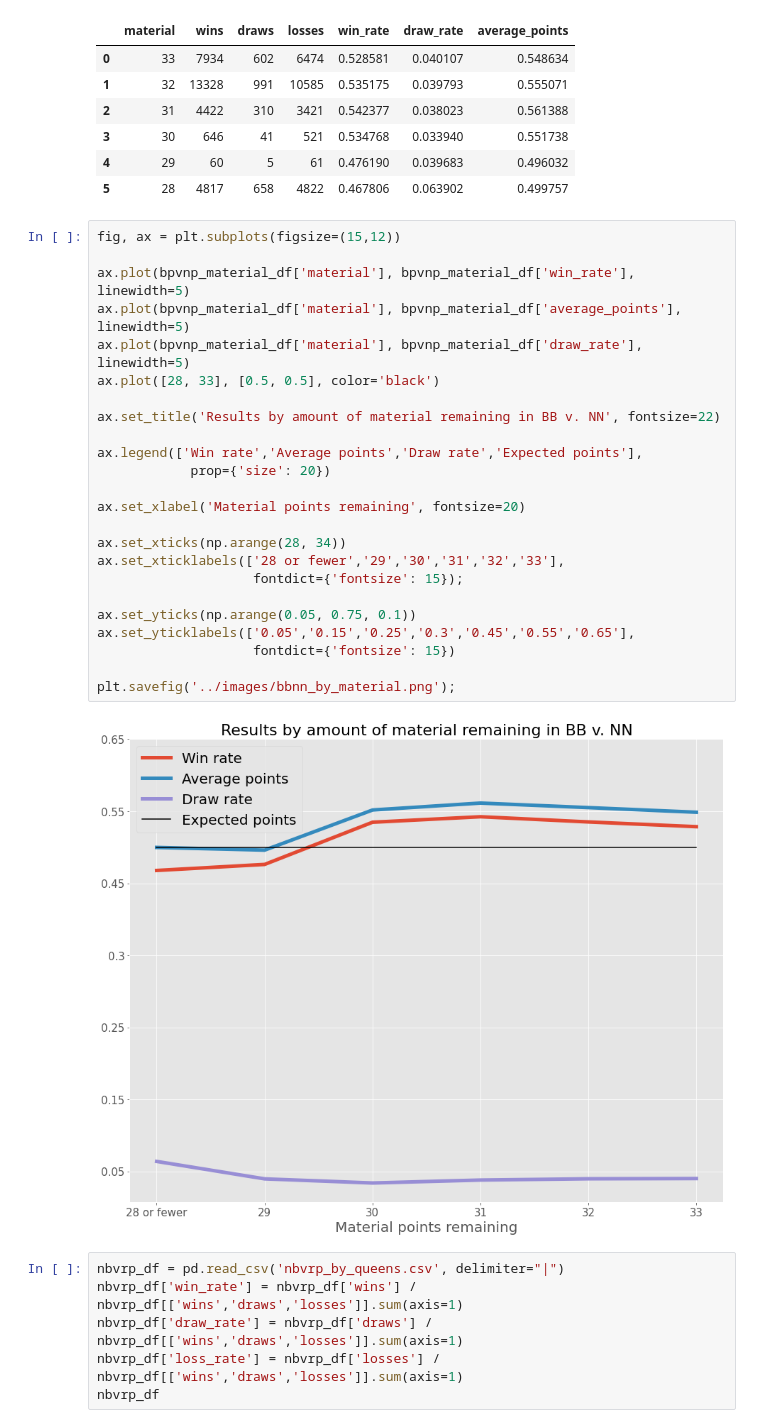
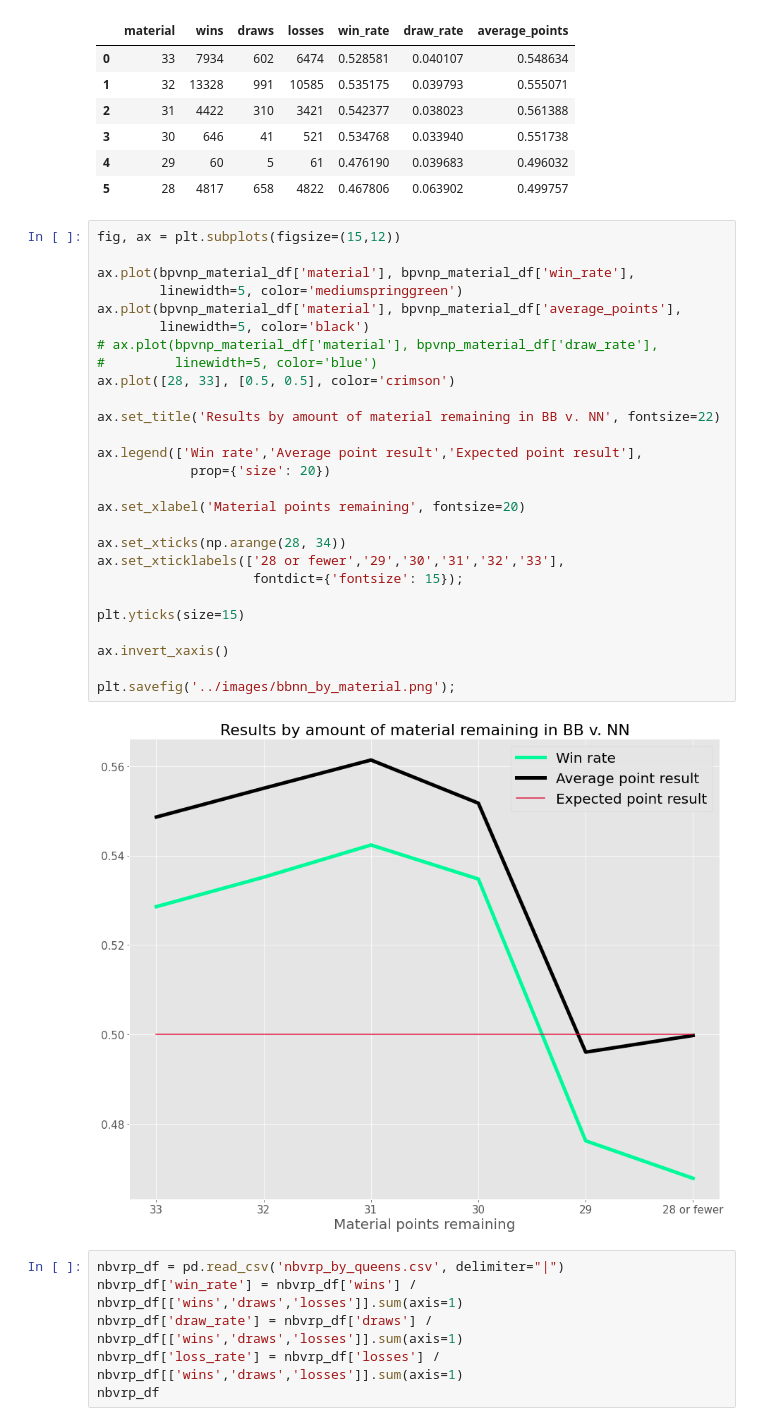
Before and after one commit to cmp5au/chess-material-imbalances, a Jupyter notebook: data/EDA.ipynb, the cells around one changed output. Saved outputs shown, nothing was run; the diff lists cells and outputs as text.

```diff
--- a/data/EDA.ipynb
+++ b/data/EDA.ipynb
@@ -22,29 +22,32 @@ bpvnp_material_df
 # %%
 fig, ax = plt.subplots(figsize=(15,12))
 
-ax.plot(bpvnp_material_df['material'], bpvnp_material_df['win_rate'], linewidth=5)
-ax.plot(bpvnp_material_df['material'], bpvnp_material_df['average_points'], linewidth=5)
-ax.plot(bpvnp_material_df['material'], bpvnp_material_df['draw_rate'], linewidth=5)
-ax.plot([28, 33], [0.5, 0.5], color='black')
+ax.plot(bpvnp_material_df['material'], bpvnp_material_df['win_rate'],
+        linewidth=5, color='mediumspringgreen')
+ax.plot(bpvnp_material_df['material'], bpvnp_material_df['average_points'],
+        linewidth=5, color='black')
+# ax.plot(bpvnp_material_df['material'], bpvnp_material_df['draw_rate'],
+#         linewidth=5, color='blue')
+ax.plot([28, 33], [0.5, 0.5], color='crimson')
 
 ax.set_title('Results by amount of material remaining in BB v. NN', fontsize=22)
 
-ax.legend(['Win rate','Average points','Draw rate','Expected points'],
+ax.legend(['Win rate','Average point result','Expected point result'],
             prop={'size': 20})
 
 ax.set_xlabel('Material points remaining', fontsize=20)
 
 ax.set_xticks(np.arange(28, 34))
 ax.set_xticklabels(['28 or fewer','29','30','31','32','33'],
                     fontdict={'fontsize': 15});
 
-ax.set_yticks(np.arange(0.05, 0.75, 0.1))
-ax.set_yticklabels(['0.05','0.15','0.25','0.3','0.45','0.55','0.65'],
-                    fontdict={'fontsize': 15})
+plt.yticks(size=15)
+
+ax.invert_xaxis()
 
 plt.savefig('../images/bbnn_by_material.png');
 # %% [output]
-[figure, old version]
+[figure, new version]
 # %%
 nbvrp_df = pd.read_csv('nbvrp_by_queens.csv', delimiter="|")
 nbvrp_df['win_rate'] = nbvrp_df['wins'] / nbvrp_df[['wins','draws','losses']].sum(axis=1)
```
Also changed, not shown: parts of 3 cells of this notebook, 5 other files.
